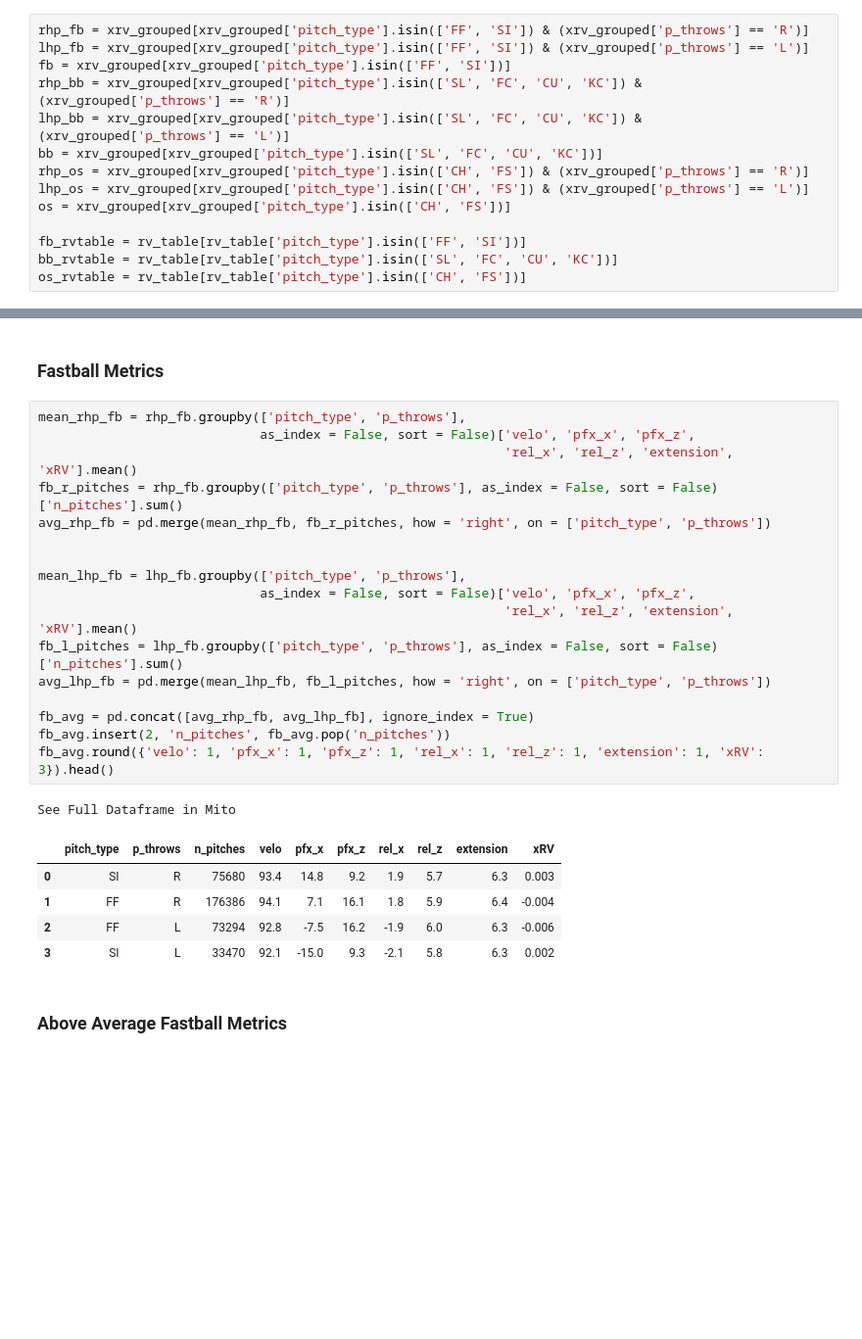
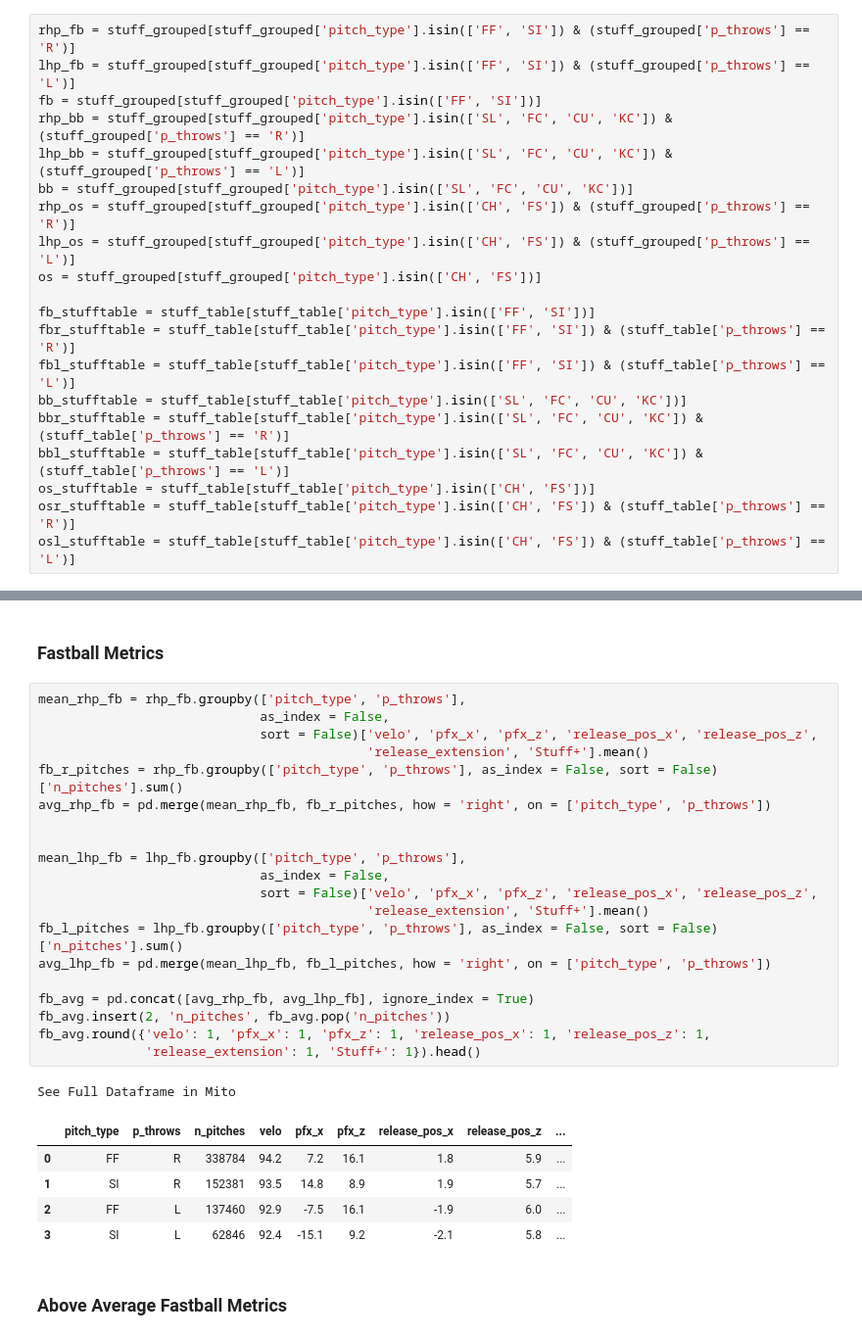
Before and after one commit to anthonyzurke/RVmodel, a Jupyter notebook: notebooks/stuff_21-22.ipynb, the cells around one changed output, grey strips where cells are left out. Shown at 98% size. Drawn from its saved outputs; the diff is of its cells as text; blank space fills up the shorter version.

```diff
--- a/notebooks/stuff_21-22.ipynb
+++ b/notebooks/stuff_21-22.ipynb
@@ -68,18 +89,24 @@ See Full Dataframe in Mito
 # %% [markdown]
 # Preprocessing
 # %%
-rhp_fb = xrv_grouped[xrv_grouped['pitch_type'].isin(['FF', 'SI']) & (xrv_grouped['p_throws'] == 'R')]
-lhp_fb = xrv_grouped[xrv_grouped['pitch_type'].isin(['FF', 'SI']) & (xrv_grouped['p_throws'] == 'L')]
-fb = xrv_grouped[xrv_grouped['pitch_type'].isin(['FF', 'SI'])]
-rhp_bb = xrv_grouped[xrv_grouped['pitch_type'].isin(['SL', 'FC', 'CU', 'KC']) & (xrv_grouped['p_throws'] == 'R')]
-lhp_bb = xrv_grouped[xrv_grouped['pitch_type'].isin(['SL', 'FC', 'CU', 'KC']) & (xrv_grouped['p_throws'] == 'L')]
-bb = xrv_grouped[xrv_grouped['pitch_type'].isin(['SL', 'FC', 'CU', 'KC'])]
-rhp_os = xrv_grouped[xrv_grouped['pitch_type'].isin(['CH', 'FS']) & (xrv_grouped['p_throws'] == 'R')]
-lhp_os = xrv_grouped[xrv_grouped['pitch_type'].isin(['CH', 'FS']) & (xrv_grouped['p_throws'] == 'L')]
-os = xrv_grouped[xrv_grouped['pitch_type'].isin(['CH', 'FS'])]
+rhp_fb = stuff_grouped[stuff_grouped['pitch_type'].isin(['FF', 'SI']) & (stuff_grouped['p_throws'] == 'R')]
+lhp_fb = stuff_grouped[stuff_grouped['pitch_type'].isin(['FF', 'SI']) & (stuff_grouped['p_throws'] == 'L')]
+fb = stuff_grouped[stuff_grouped['pitch_type'].isin(['FF', 'SI'])]
+rhp_bb = stuff_grouped[stuff_grouped['pitch_type'].isin(['SL', 'FC', 'CU', 'KC']) & (stuff_grouped['p_throws'] == 'R')]
+lhp_bb = stuff_grouped[stuff_grouped['pitch_type'].isin(['SL', 'FC', 'CU', 'KC']) & (stuff_grouped['p_throws'] == 'L')]
+bb = stuff_grouped[stuff_grouped['pitch_type'].isin(['SL', 'FC', 'CU', 'KC'])]
+rhp_os = stuff_grouped[stuff_grouped['pitch_type'].isin(['CH', 'FS']) & (stuff_grouped['p_throws'] == 'R')]
+lhp_os = stuff_grouped[stuff_grouped['pitch_type'].isin(['CH', 'FS']) & (stuff_grouped['p_throws'] == 'L')]
+os = stuff_grouped[stuff_grouped['pitch_type'].isin(['CH', 'FS'])]
 
-fb_rvtable = rv_table[rv_table['pitch_type'].isin(['FF', 'SI'])]
-bb_rvtable = rv_table[rv_table['pitch_type'].isin(['SL', 'FC', 'CU', 'KC'])]
-os_rvtable = rv_table[rv_table['pitch_type'].isin(['CH', 'FS'])]
+fb_stufftable = stuff_table[stuff_table['pitch_type'].isin(['FF', 'SI'])]
+fbr_stufftable = stuff_table[stuff_table['pitch_type'].isin(['FF', 'SI']) & (stuff_table['p_throws'] == 'R')]
+fbl_stufftable = stuff_table[stuff_table['pitch_type'].isin(['FF', 'SI']) & (stuff_table['p_throws'] == 'L')]
+bb_stufftable = stuff_table[stuff_table['pitch_type'].isin(['SL', 'FC', 'CU', 'KC'])]
+bbr_stufftable = stuff_table[stuff_table['pitch_type'].isin(['SL', 'FC', 'CU', 'KC']) & (stuff_table['p_throws'] == 'R')]
+bbl_stufftable = stuff_table[stuff_table['pitch_type'].isin(['SL', 'FC', 'CU', 'KC']) & (stuff_table['p_throws'] == 'L')]
+os_stufftable = stuff_table[stuff_table['pitch_type'].isin(['CH', 'FS'])]
+osr_stufftable = stuff_table[stuff_table['pitch_type'].isin(['CH', 'FS']) & (stuff_table['p_throws'] == 'R')]
+osl_stufftable = stuff_table[stuff_table['pitch_type'].isin(['CH', 'FS']) & (stuff_table['p_throws'] == 'L')]
 # %% [markdown]
 # Analysis
@@ -149,27 +151,30 @@ See Full Dataframe in Mito
 ### Fastball Metrics
 # %%
 mean_rhp_fb = rhp_fb.groupby(['pitch_type', 'p_throws'],
-                             as_index = False, sort = False)['velo', 'pfx_x', 'pfx_z',
-                                                             'rel_x', 'rel_z', 'extension', 'xRV'].mean()
+                             as_index = False,
+                             sort = False)['velo', 'pfx_x', 'pfx_z', 'release_pos_x', 'release_pos_z',
+                                           'release_extension', 'Stuff+'].mean()
 fb_r_pitches = rhp_fb.groupby(['pitch_type', 'p_throws'], as_index = False, sort = False)['n_pitches'].sum()
 avg_rhp_fb = pd.merge(mean_rhp_fb, fb_r_pitches, how = 'right', on = ['pitch_type', 'p_throws'])
 
 
 mean_lhp_fb = lhp_fb.groupby(['pitch_type', 'p_throws'],
-                             as_index = False, sort = False)['velo', 'pfx_x', 'pfx_z',
-                                                             'rel_x', 'rel_z', 'extension', 'xRV'].mean()
+                             as_index = False,
+                             sort = False)['velo', 'pfx_x', 'pfx_z', 'release_pos_x', 'release_pos_z',
+                                           'release_extension', 'Stuff+'].mean()
 fb_l_pitches = lhp_fb.groupby(['pitch_type', 'p_throws'], as_index = False, sort = False)['n_pitches'].sum()
 avg_lhp_fb = pd.merge(mean_lhp_fb, fb_l_pitches, how = 'right', on = ['pitch_type', 'p_throws'])
 
 fb_avg = pd.concat([avg_rhp_fb, avg_lhp_fb], ignore_index = True)
 fb_avg.insert(2, 'n_pitches', fb_avg.pop('n_pitches'))
-fb_avg.round({'velo': 1, 'pfx_x': 1, 'pfx_z': 1, 'rel_x': 1, 'rel_z': 1, 'extension': 1, 'xRV': 3}).head()
+fb_avg.round({'velo': 1, 'pfx_x': 1, 'pfx_z': 1, 'release_pos_x': 1, 'release_pos_z': 1,
+              'release_extension': 1, 'Stuff+': 1}).head()
 # %% [output]
 See Full Dataframe in Mito
-|  | pitch_type | p_throws | n_pitches | velo | pfx_x | pfx_z | rel_x | rel_z | extension | xRV |
-| 0 | SI | R | 75680 | 93.4 | 14.8 | 9.2 | 1.9 | 5.7 | 6.3 | 0.003 |
-| 1 | FF | R | 176386 | 94.1 | 7.1 | 16.1 | 1.8 | 5.9 | 6.4 | -0.004 |
-| 2 | FF | L | 73294 | 92.8 | -7.5 | 16.2 | -1.9 | 6.0 | 6.3 | -0.006 |
-| 3 | SI | L | 33470 | 92.1 | -15.0 | 9.3 | -2.1 | 5.8 | 6.3 | 0.002 |
+|  | pitch_type | p_throws | n_pitches | velo | pfx_x | pfx_z | release_pos_x | release_pos_z | ... |
+| 0 | FF | R | 338784 | 94.2 | 7.2 | 16.1 | 1.8 | 5.9 | ... |
+| 1 | SI | R | 152381 | 93.5 | 14.8 | 8.9 | 1.9 | 5.7 | ... |
+| 2 | FF | L | 137460 | 92.9 | -7.5 | 16.1 | -1.9 | 6.0 | ... |
+| 3 | SI | L | 62846 | 92.4 | -15.1 | 9.2 | -2.1 | 5.8 | ... |
 # %% [markdown]
 ### Above Average Fastball Metrics
```
Also changed, not shown: parts of 22 cells of this notebook.
